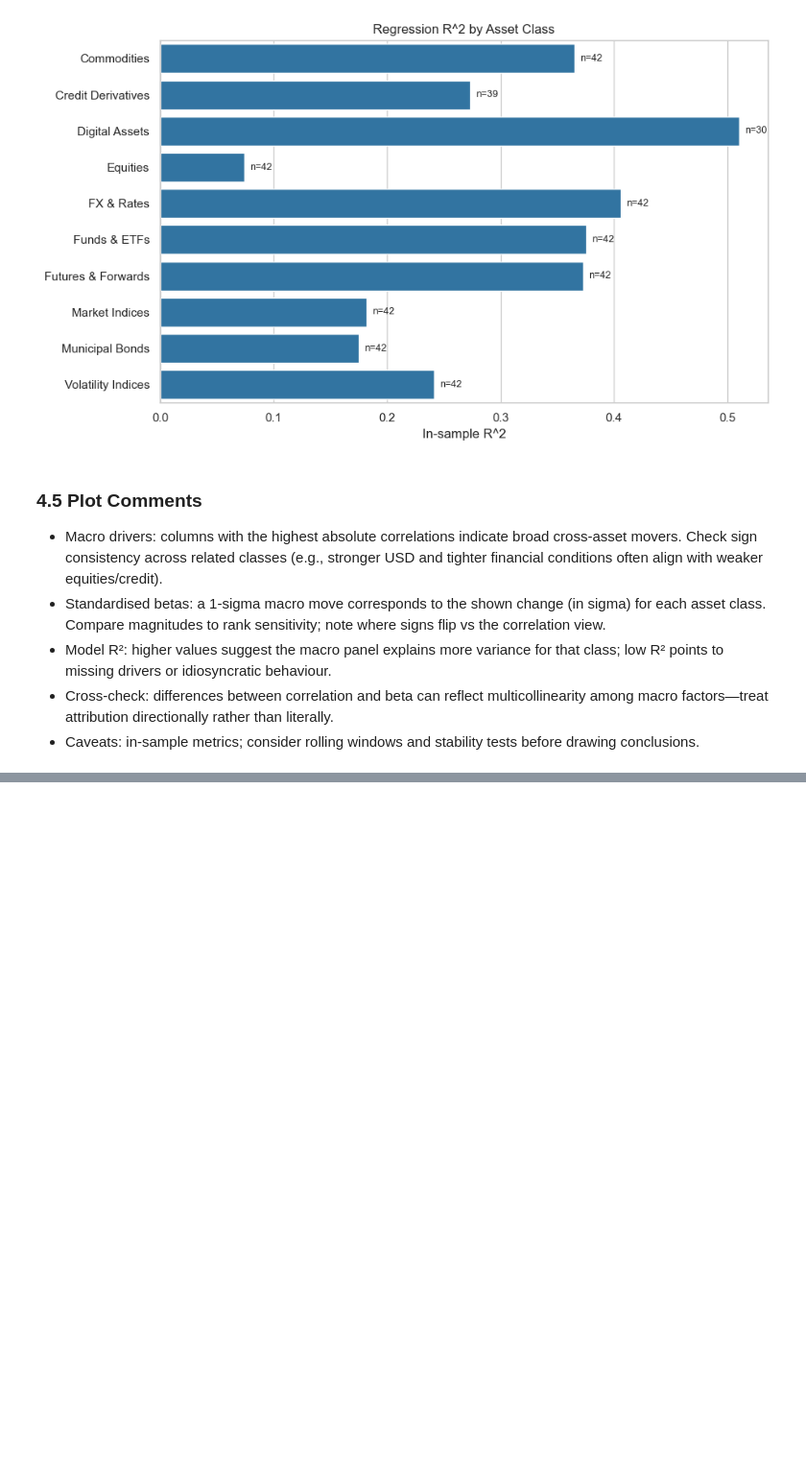
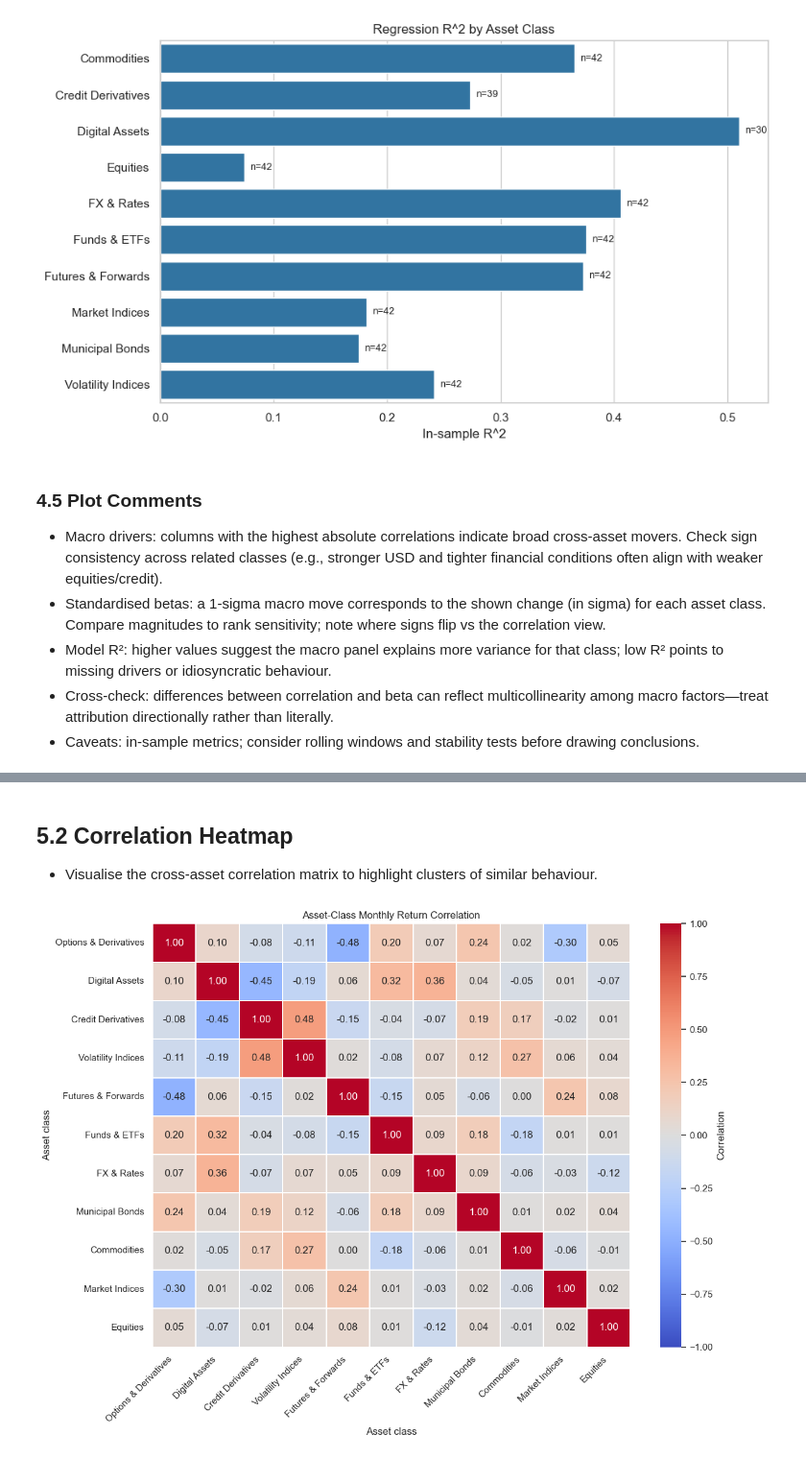
Before and after one commit to kecheng-shi/Nexus-data-preprocessing, a Jupyter notebook: Nexus Data Analysis.ipynb, the cells around one changed output, grey strips where cells are left out. Shown at 96% size. Drawn from its saved outputs; the diff is of its cells as text; code cells hidden in the pictures; blank space fills up the shorter version.

```diff
--- a/Nexus Data Analysis.ipynb
+++ b/Nexus Data Analysis.ipynb
@@ -1289,0 +1228,30 @@ plt.show()
+# %% [markdown]
+## 5.2 Correlation Heatmap
+
+- Visualise the cross-asset correlation matrix to highlight clusters of similar behaviour.
+# %%
+if class_corr.dropna(how="all").empty or not ordered_cols:
+    print("Correlation matrix is empty; skip the heatmap diagnostic.")
+else:
+    ordered_corr = class_corr.loc[ordered_cols, ordered_cols]
+
+    fig, ax = plt.subplots(figsize=(12, 9))
+    sns.heatmap(
+        ordered_corr,
+        cmap="coolwarm",
+        vmin=-1,
+        vmax=1,
+        annot=True,
+        fmt=".2f",
+        linewidths=0.3,
+        cbar_kws={"label": "Correlation"},
+        ax=ax,
+    )
+    ax.set_title("Asset-Class Monthly Return Correlation")
+    ax.set_xlabel("Asset class")
+    ax.set_ylabel("Asset class")
+    plt.setp(ax.get_xticklabels(), rotation=45, ha="right")
+    plt.tight_layout()
+    plt.show()
+# %% [output]
+[figure, added]
```
Also changed, not shown: parts of 12 cells of this notebook, 1 other file.
